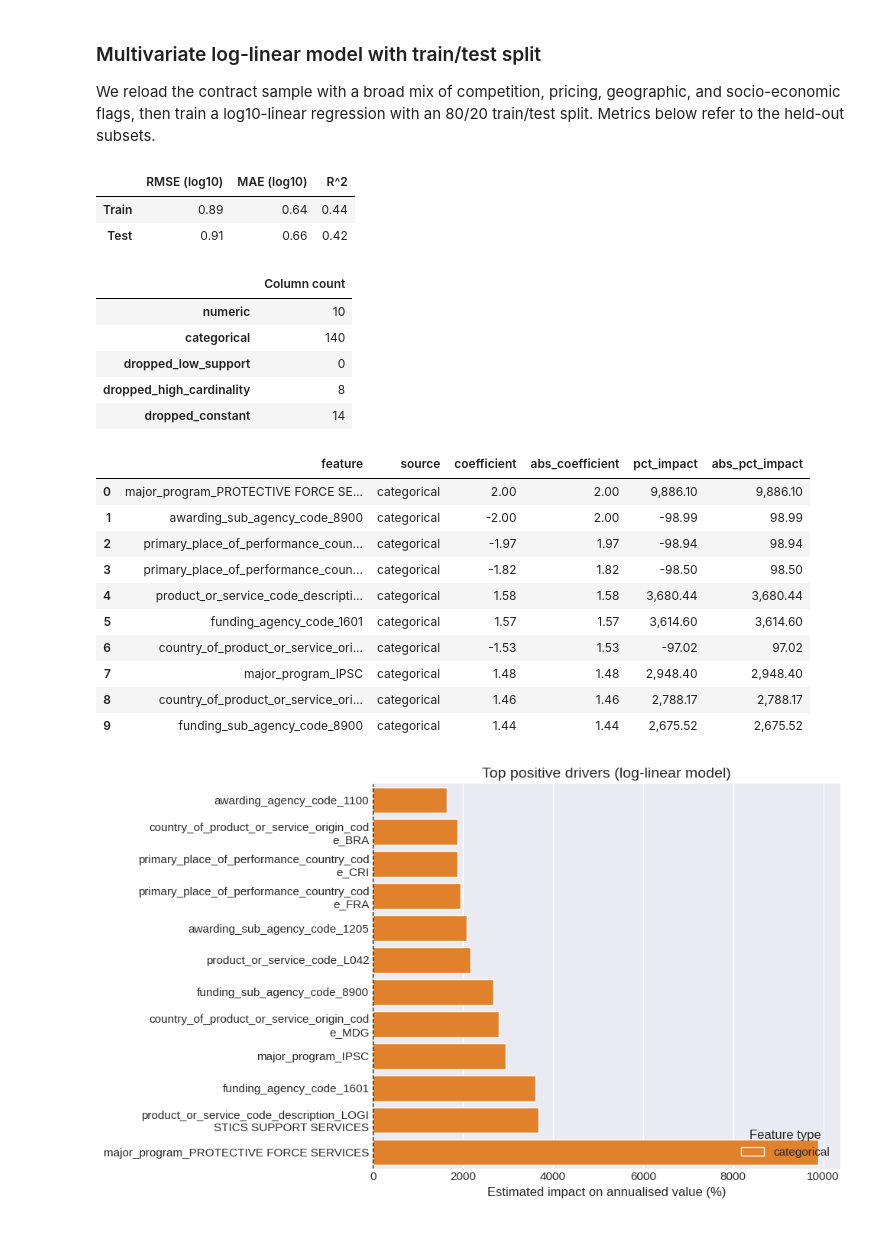
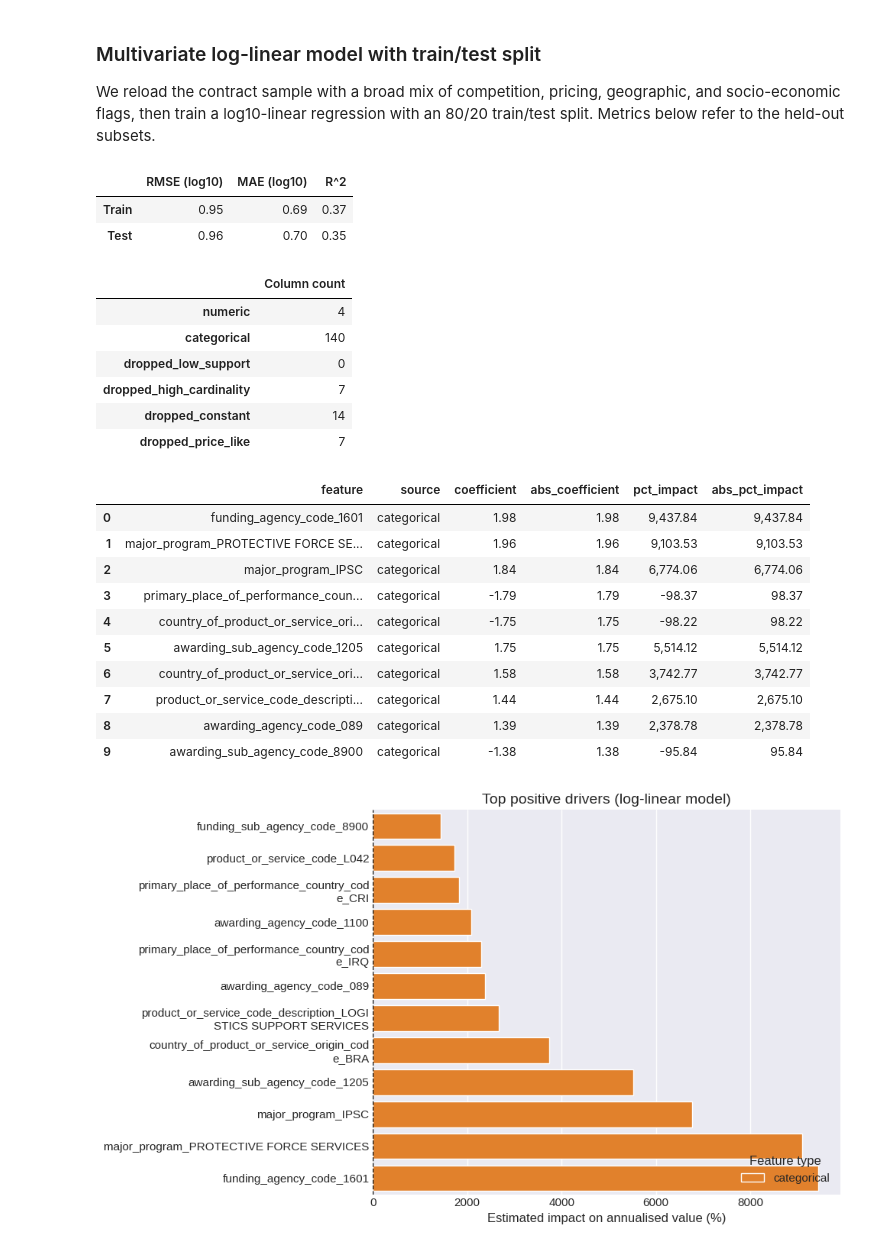
Before and after one commit to edoardoCame/American-analysis, a Jupyter notebook: notebooks/usaspending.ipynb, the cells around one changed output. Cells and saved outputs as stored; diff of their text form; code cells hidden in the pictures.

```diff
--- a/notebooks/usaspending.ipynb
+++ b/notebooks/usaspending.ipynb
@@ -837,6 +837,7 @@ plt.show()
 ### Multivariate log-linear model with train/test split
 We reload the contract sample with a broad mix of competition, pricing, geographic, and socio-economic flags, then train a log10-linear regression with an 80/20 train/test split. Metrics below refer to the held-out subsets.
 # %%
+price_feature_patterns = ['value', 'obligation', 'outlay', 'amount', 'ceiling', 'dollar', 'price']
 model_feature_columns = candidate_feature_columns()
 model_where_clause = "solicitation_procedures IN ('NEGOTIATED PROPOSAL/QUOTE', 'SIMPLIFIED ACQUISITION')"
 model_cost_df = prepare_cost_dataset(
@@ -852,47 +853,49 @@ model_ready_df['log_annualized'] = np.log10(model_ready_df['annualized_base_all'
 log_model_artifacts = train_log_linear_model_with_split(
     model_ready_df,
     drop_columns=['log_annualized'],
     random_state=0,
     max_categories=50,
+    price_feature_patterns=price_feature_patterns,
 )
 metrics_df = pd.DataFrame(
     {
         'RMSE (log10)': [log_model_artifacts.train_metrics['rmse'], log_model_artifacts.test_metrics['rmse']],
         'MAE (log10)': [log_model_artifacts.train_metrics['mae'], log_model_artifacts.test_metrics['mae']],
         'R^2': [log_model_artifacts.train_metrics['r2'], log_model_artifacts.test_metrics['r2']],
     },
     index=['Train', 'Test'],
 )
 display(metrics_df.round(3))
 feature_counts = pd.Series(
     {key: len(values) for key, values in log_model_artifacts.feature_columns.items()},
     name='Column count'
 ).to_frame()
 display(feature_counts)
 predictions_df = log_model_artifacts.predictions.copy()
 feature_effects = extract_linear_feature_importance(log_model_artifacts)
 feature_effects.head(10)
 # %% [output]
 |  | RMSE (log10) | MAE (log10) | R^2 |
-| Train | 0.89 | 0.64 | 0.44 |
-| Test | 0.91 | 0.66 | 0.42 |
+| Train | 0.95 | 0.69 | 0.37 |
+| Test | 0.96 | 0.70 | 0.35 |
 |  | Column count |
-| numeric | 10 |
+| numeric | 4 |
 | categorical | 140 |
 | dropped_low_support | 0 |
-| dropped_high_cardinality | 8 |
+| dropped_high_cardinality | 7 |
 | dropped_constant | 14 |
+| dropped_price_like | 7 |
 |  | feature | source | coefficient | abs_coefficient | pct_impact | abs_pct_impact |
-| 0 | major_program_PROTECTIVE FORCE SE... | categorical | 2.00 | 2.00 | 9,886.10 | 9,886.10 |
-| 1 | awarding_sub_agency_code_8900 | categorical | -2.00 | 2.00 | -98.99 | 98.99 |
-| 2 | primary_place_of_performance_coun... | categorical | -1.97 | 1.97 | -98.94 | 98.94 |
-| 3 | primary_place_of_performance_coun... | categorical | -1.82 | 1.82 | -98.50 | 98.50 |
-| 4 | product_or_service_code_descripti... | categorical | 1.58 | 1.58 | 3,680.44 | 3,680.44 |
-| 5 | funding_agency_code_1601 | categorical | 1.57 | 1.57 | 3,614.60 | 3,614.60 |
-| 6 | country_of_product_or_service_ori... | categorical | -1.53 | 1.53 | -97.02 | 97.02 |
-| 7 | major_program_IPSC | categorical | 1.48 | 1.48 | 2,948.40 | 2,948.40 |
-| 8 | country_of_product_or_service_ori... | categorical | 1.46 | 1.46 | 2,788.17 | 2,788.17 |
-| 9 | funding_sub_agency_code_8900 | categorical | 1.44 | 1.44 | 2,675.52 | 2,675.52 |
+| 0 | funding_agency_code_1601 | categorical | 1.98 | 1.98 | 9,437.84 | 9,437.84 |
+| 1 | major_program_PROTECTIVE FORCE SE... | categorical | 1.96 | 1.96 | 9,103.53 | 9,103.53 |
+| 2 | major_program_IPSC | categorical | 1.84 | 1.84 | 6,774.06 | 6,774.06 |
+| 3 | primary_place_of_performance_coun... | categorical | -1.79 | 1.79 | -98.37 | 98.37 |
+| 4 | country_of_product_or_service_ori... | categorical | -1.75 | 1.75 | -98.22 | 98.22 |
+| 5 | awarding_sub_agency_code_1205 | categorical | 1.75 | 1.75 | 5,514.12 | 5,514.12 |
+| 6 | country_of_product_or_service_ori... | categorical | 1.58 | 1.58 | 3,742.77 | 3,742.77 |
+| 7 | product_or_service_code_descripti... | categorical | 1.44 | 1.44 | 2,675.10 | 2,675.10 |
+| 8 | awarding_agency_code_089 | categorical | 1.39 | 1.39 | 2,378.78 | 2,378.78 |
+| 9 | awarding_sub_agency_code_8900 | categorical | -1.38 | 1.38 | -95.84 | 95.84 |
 # %%
 import textwrap
 top_positive = feature_effects.nlargest(12, 'pct_impact')
@@ -917,7 +920,7 @@ ax.legend(title='Feature type', loc='lower right')
 plt.tight_layout()
 plt.show()
 # %% [output]
-[figure, old version]
+[figure, new version]
 # %%
 import textwrap
 top_negative = feature_effects.nsmallest(12, 'pct_impact')
```
Also changed, not shown: parts of 10 cells of this notebook, 1 other file.
